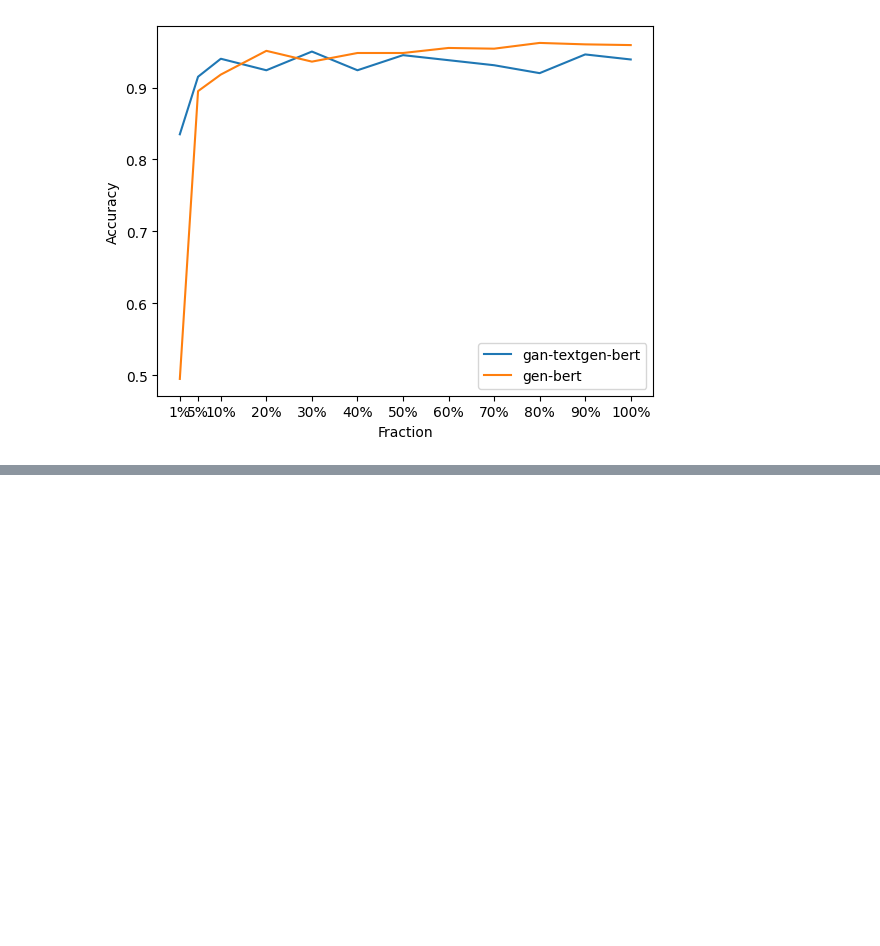
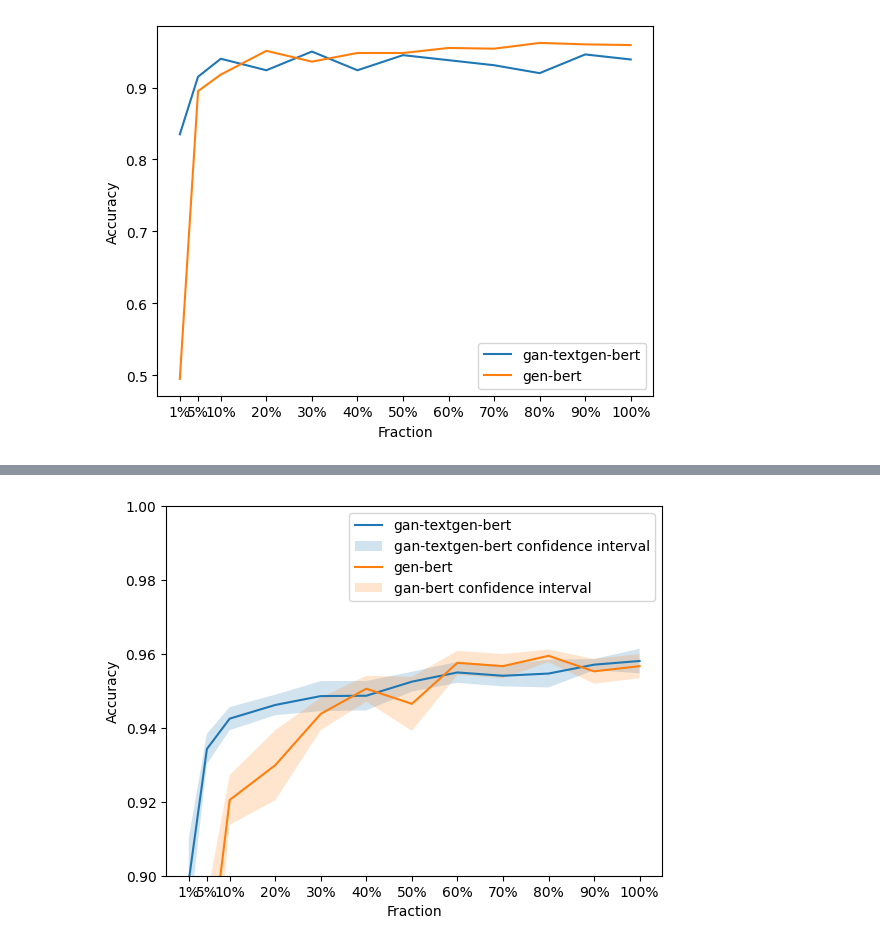
Before and after one commit to popop12342/mestrado-exp, a Jupyter notebook: gan_aug/notebooks/result_analysis.ipynb, the cells around one changed output, grey strips where cells are left out. Saved outputs shown, nothing was run; the diff lists cells and outputs as text; code cells hidden in the pictures; blank space fills up the shorter version.

```diff
--- a/gan_aug/notebooks/result_analysis.ipynb
+++ b/gan_aug/notebooks/result_analysis.ipynb
@@ -159,0 +204,15 @@ plt.show()
+# %%
+fig, ax = plt.subplots()
+ax.plot(x, gan_textgen_accs, '-')
+ax.fill_between(x, gan_textgen_accs - gan_textgen_errs, gan_textgen_accs + gan_textgen_errs, alpha=0.2)
+ax.plot(x, gan_bert_accs, '-')
+ax.fill_between(x, gan_bert_accs - gan_bert_errs, gan_bert_accs + gan_bert_errs, alpha=0.2)
+plt.xticks(x, [str(int(100*i)) + '%' for i in x])
+plt.legend(['gan-textgen-bert', 'gan-textgen-bert confidence interval', 'gen-bert', 'gan-bert confidence interval'])
+plt.xlabel('Fraction')
+plt.ylabel('Accuracy')
+plt.ylim(0.9, 1)
+plt.savefig('../img/textgen-bert-vs-bert-interval-zoom.pdf')
+plt.show()
+# %% [output]
+[figure, added]
```
Also changed, not shown: parts of 4 cells of this notebook, 5 other files.
